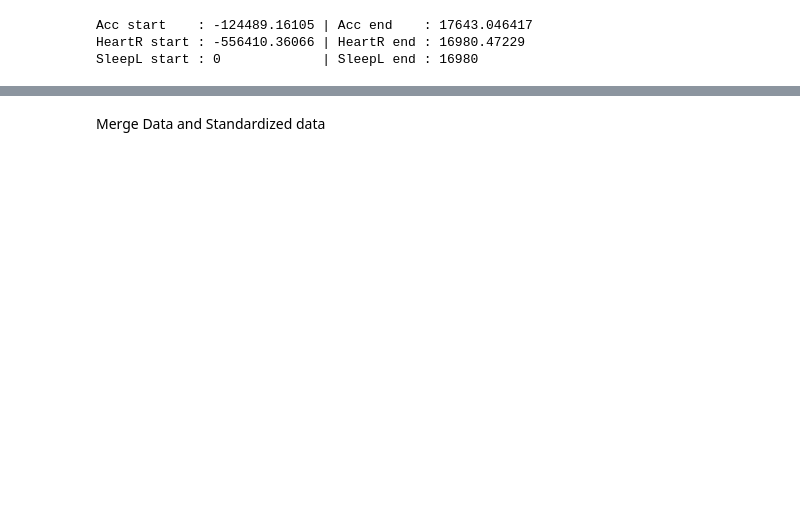
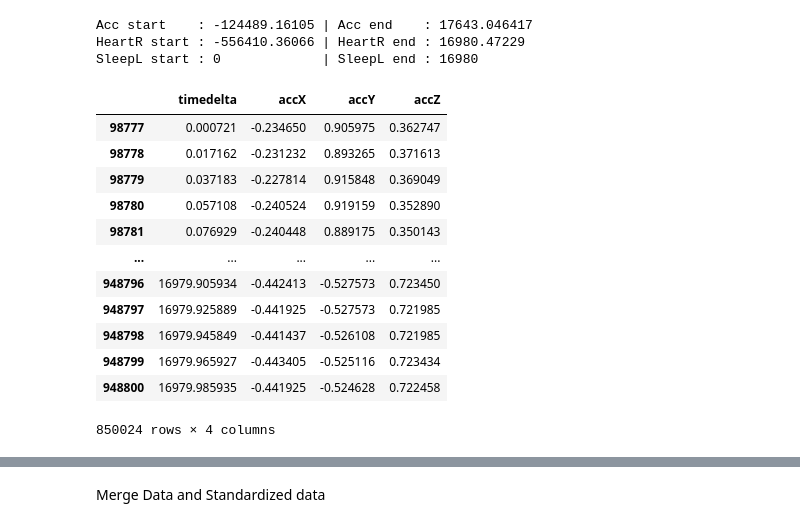
Before and after one commit to Napatji/ML, a Jupyter notebook: Activity 8/Activity8.ipynb, the cells around one changed output, grey strips where cells are left out. Drawn from its saved outputs; the diff is of its cells as text; code cells hidden in the pictures; blank space fills up the shorter version.

```diff
--- a/Activity 8/Activity8.ipynb
+++ b/Activity 8/Activity8.ipynb
@@ -41,9 +57,26 @@ HeartR start : -556410.36066 | HeartR end : 16980.47229
 SleepL start : 0             | SleepL end : 16980
 # %%
 # select only intersected timedelta (ACC, HeartR, SleepL) (ช่วงเวลาที่มีข้อมูลใกล้กัน)
-ACC_new = ACC[(ACC['timedelta'] > ACC_min_date) & (ACC['timedelta'] < ACC_max_date) ]
-HeartR_new = HeartR[(HeartR['timedelta'] > HeartR_min_date) & (HeartR['timedelta'] < HeartR_max_date) ]
-SleepL_new = SleepL[(SleepL['timedelta'] > SleepL_min_date) & (SleepL['timedelta'] < SleepL_max_date) ]
+ACC_new = ACC[(ACC['timedelta'] > SleepL_min_date) & (ACC['timedelta'] < SleepL_max_date)]
+HeartR_new = HeartR[(HeartR['timedelta'] > SleepL_min_date) & (HeartR['timedelta'] < SleepL_max_date)]
+SleepL_new = SleepL[(SleepL['timedelta'] > SleepL_min_date) & (SleepL['timedelta'] < SleepL_max_date)]
+ACC_new
+# HeartR_new
+# SleepL_new
+# %% [output]
+|  | timedelta | accX | accY | accZ |
+| 98777 | 0.000721 | -0.234650 | 0.905975 | 0.362747 |
+| 98778 | 0.017162 | -0.231232 | 0.893265 | 0.371613 |
+| 98779 | 0.037183 | -0.227814 | 0.915848 | 0.369049 |
+| 98780 | 0.057108 | -0.240524 | 0.919159 | 0.352890 |
+| 98781 | 0.076929 | -0.240448 | 0.889175 | 0.350143 |
+| ... | ... | ... | ... | ... |
+| 948796 | 16979.905934 | -0.442413 | -0.527573 | 0.723450 |
+| 948797 | 16979.925889 | -0.441925 | -0.527573 | 0.721985 |
+| 948798 | 16979.945849 | -0.441437 | -0.526108 | 0.721985 |
+| 948799 | 16979.965927 | -0.443405 | -0.525116 | 0.723434 |
+| 948800 | 16979.985935 | -0.441925 | -0.524628 | 0.722458 |
+850024 rows × 4 columns
 # %%
 # ------------ Rounding ACC (Rounding to 1 sec) -------------------------------
 # Convert to datetime and round to second,
```
Also changed, not shown: parts of 23 cells of this notebook, 5 other files.
